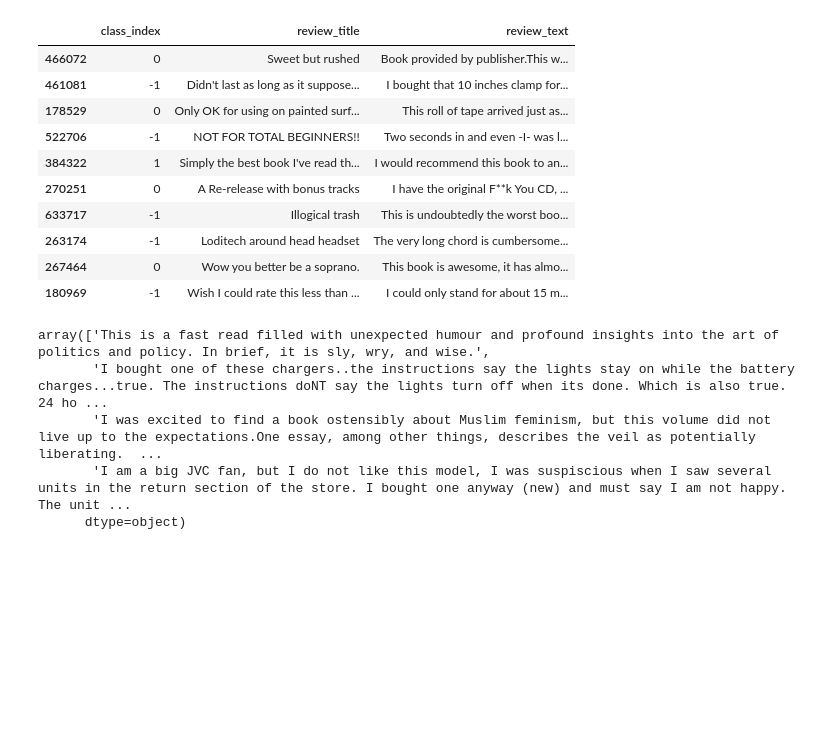
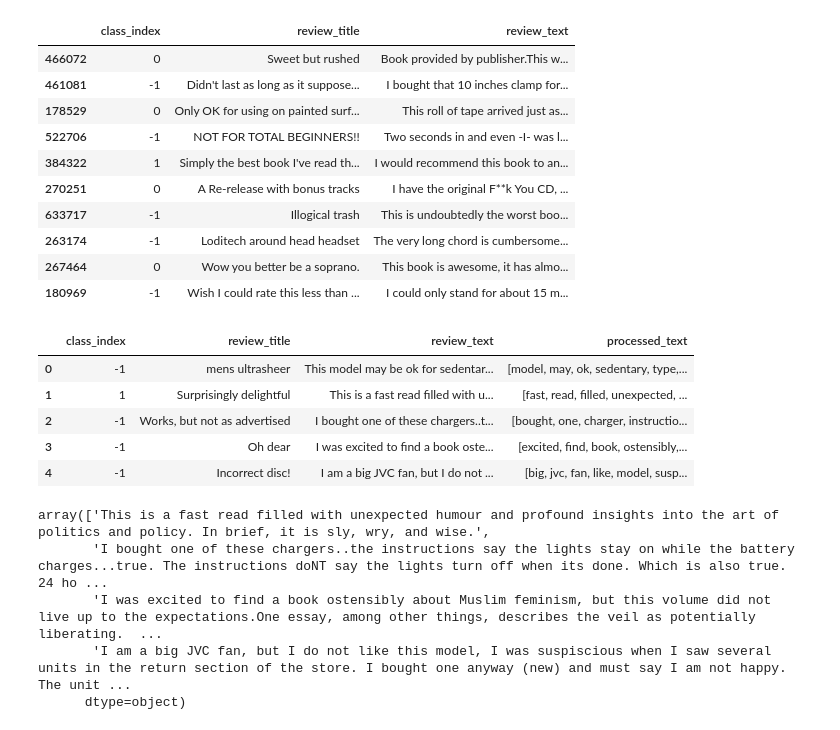
Before and after one commit to rampal-punia/convo-insight-platform, a Jupyter notebook: apps/llms/notebooks/sentiment_analysis.ipynb, the cells around one changed output. Cells and saved outputs as stored; diff of their text form; code cells hidden in the pictures; blank space fills up the shorter version.

Commit message:
Update sentiment_analysis

```diff
--- a/apps/llms/notebooks/sentiment_analysis.ipynb
+++ b/apps/llms/notebooks/sentiment_analysis.ipynb
@@ -61,29 +62,29 @@ True
 | 267464 | 0 | Wow you better be a soprano. | This book is awesome, it has almo... |
 | 180969 | -1 | Wish I could rate this less than ... | I could only stand for about 15 m... |
 # %%
-# def load_data(file_path):
-#     data = pd.read_csv(file_path)
-#     return data
+def load_data(file_path):
+    data = pd.read_csv(file_path, usecols=range(3))
+    return data
 
 
-# def preprocess_text(text):
-#     # Tokenize
-#     tokens = word_tokenize(text.lower())
+def preprocess_text(text):
+    # Tokenize
+    tokens = word_tokenize(text.lower())
 
-#     # Remove stopwords and non-alphabetic tokens
-#     stop_words = set(stopwords.words('english'))
-#     tokens = [token for token in tokens if token.isalpha()
-#               and token not in stop_words]
+    # Remove stopwords and non-alphabetic tokens
+    stop_words = set(stopwords.words('english'))
+    tokens = [token for token in tokens if token.isalpha()
+              and token not in stop_words]
 
-#     # Lemmatize
-#     lemmatizer = WordNetLemmatizer()
-#     tokens = [lemmatizer.lemmatize(token) for token in tokens]
+    # Lemmatize
+    lemmatizer = WordNetLemmatizer()
+    tokens = [lemmatizer.lemmatize(token) for token in tokens]
 
-#     return tokens
+    return tokens
 
 
-# # Load the data
-# data = load_data('amazon_reviews_sentiment_3cls.csv')
+# Load the data
+data = load_data('amazon_reviews_sentiment_3cls.csv')
 
-# # Preprocess the text
-# data['processed_text'] = data['review_text'].apply(preprocess_text)
+# Preprocess the text
+data['processed_text'] = data['review_text'].apply(preprocess_text)
@@ -115,3 +91,12 @@ def preprocess_text(text):
+# %%
+data.head()
+# %% [output]
+|  | class_index | review_title | review_text | processed_text |
+| 0 | -1 | mens ultrasheer | This model may be ok for sedentar... | [model, may, ok, sedentary, type,... |
+| 1 | 1 | Surprisingly delightful | This is a fast read filled with u... | [fast, read, filled, unexpected, ... |
+| 2 | -1 | Works, but not as advertised | I bought one of these chargers..t... | [bought, one, charger, instructio... |
+| 3 | -1 | Oh dear | I was excited to find a book oste... | [excited, find, book, ostensibly,... |
+| 4 | -1 | Incorrect disc! | I am a big JVC fan, but I do not ... | [big, jvc, fan, like, model, susp... |
 # %%
 data['review_text'].iloc[1:5].values
 # %% [output]
```
Also changed, not shown: parts of 16 cells of this notebook.
